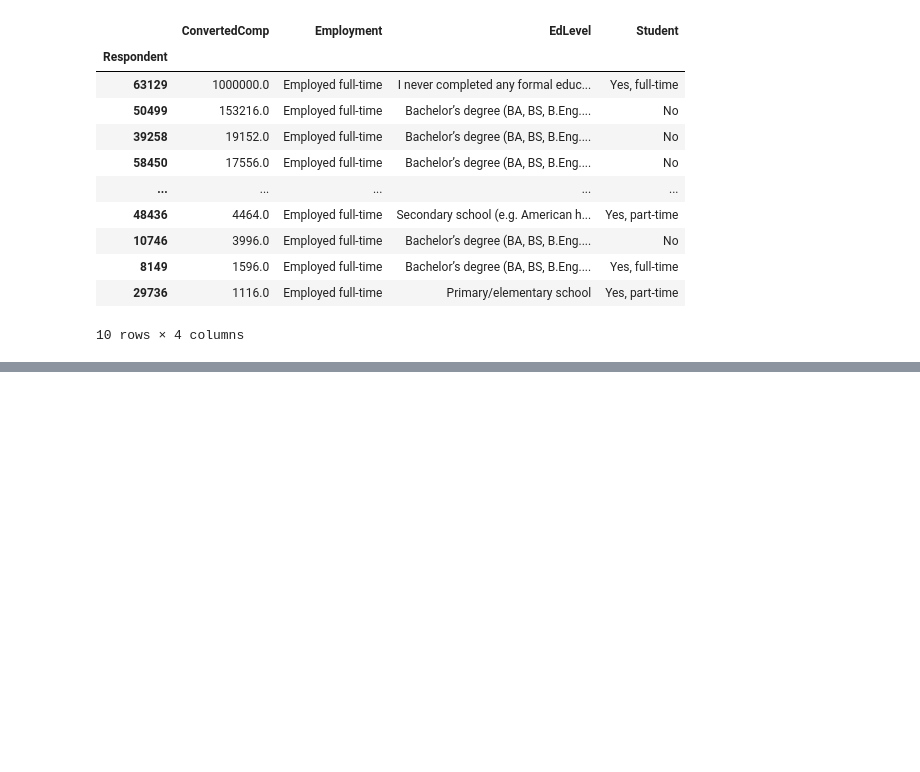
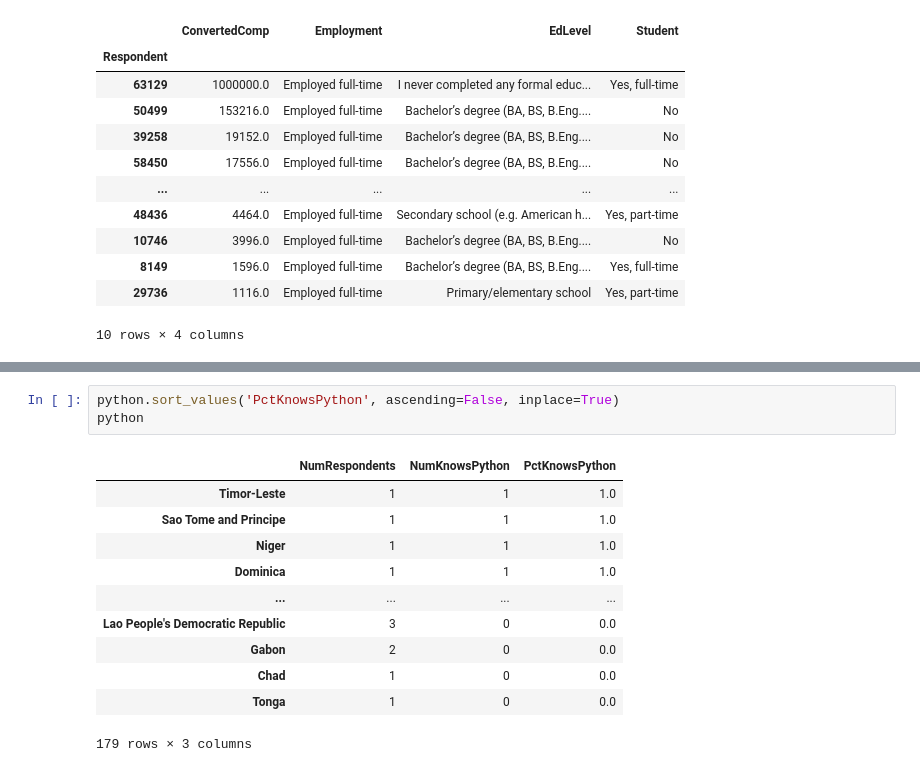
Before and after one commit to gma-training/coreyschafer-pandas-tutorial, a Jupyter notebook: Pandas Demo.ipynb, the cells around one changed output, grey strips where cells are left out. Cells and saved outputs as stored; diff of their text form; blank space fills up the shorter version.

```diff
--- a/Pandas Demo.ipynb
+++ b/Pandas Demo.ipynb
@@ -211,0 +534,15 @@ df[in_afghanistan].nlargest(10, 'ConvertedComp')[['ConvertedComp', 'Employment',
+# %%
+python.sort_values('PctKnowsPython', ascending=False, inplace=True)
+python
+# %% [output]
+|  | NumRespondents | NumKnowsPython | PctKnowsPython |
+| Timor-Leste | 1 | 1 | 1.0 |
+| Sao Tome and Principe | 1 | 1 | 1.0 |
+| Niger | 1 | 1 | 1.0 |
+| Dominica | 1 | 1 | 1.0 |
+| ... | ... | ... | ... |
+| Lao People's Democratic Republic | 3 | 0 | 0.0 |
+| Gabon | 2 | 0 | 0.0 |
+| Chad | 1 | 0 | 0.0 |
+| Tonga | 1 | 0 | 0.0 |
+179 rows × 3 columns
```
Also changed, not shown: parts of 34 cells of this notebook.
